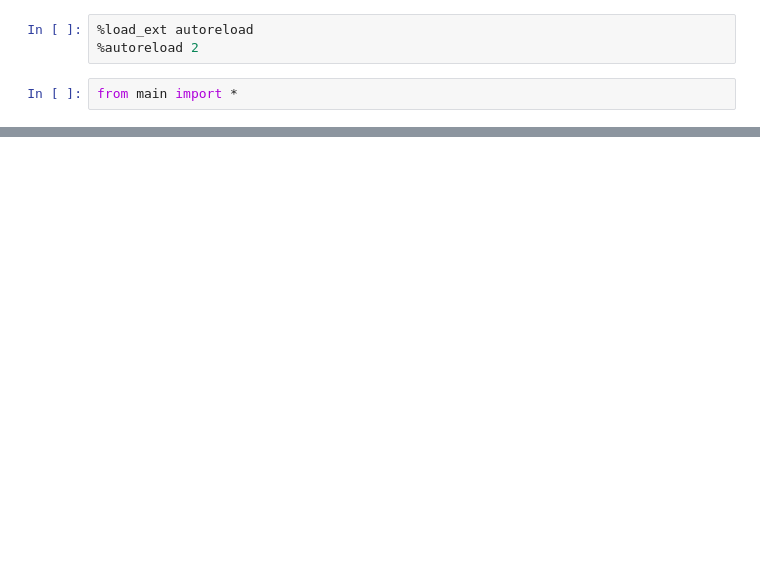
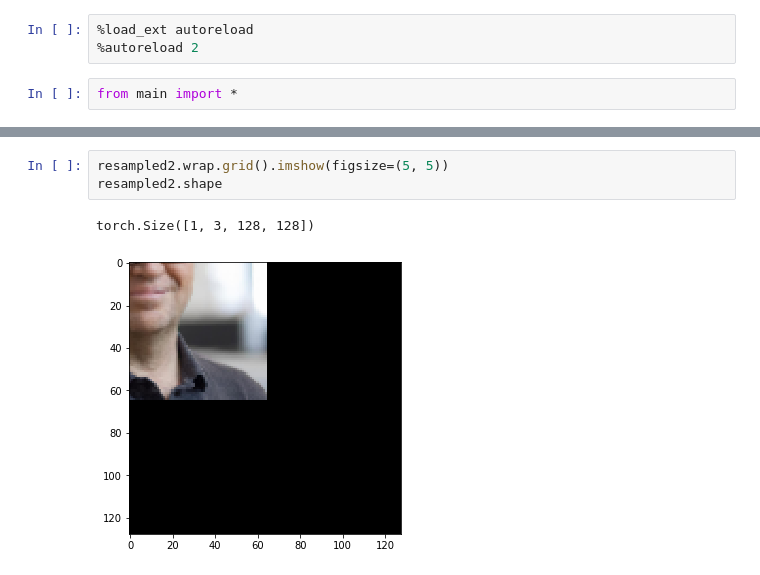
Before and after one commit to ichko/ml-playground, a Jupyter notebook: dl/debug.ipynb, the cells around one changed output, grey strips where cells are left out. Drawn from its saved outputs; the diff is of its cells as text; blank space fills up the shorter version.

```diff
--- a/dl/debug.ipynb
+++ b/dl/debug.ipynb
@@ -11,0 +75,6 @@ main()
+# %%
+resampled2.wrap.grid().imshow(figsize=(5, 5))
+resampled2.shape
+# %% [output]
+torch.Size([1, 3, 128, 128])
+[figure, added]
```
Also changed, not shown: parts of 16 cells of this notebook, 1 other file.
